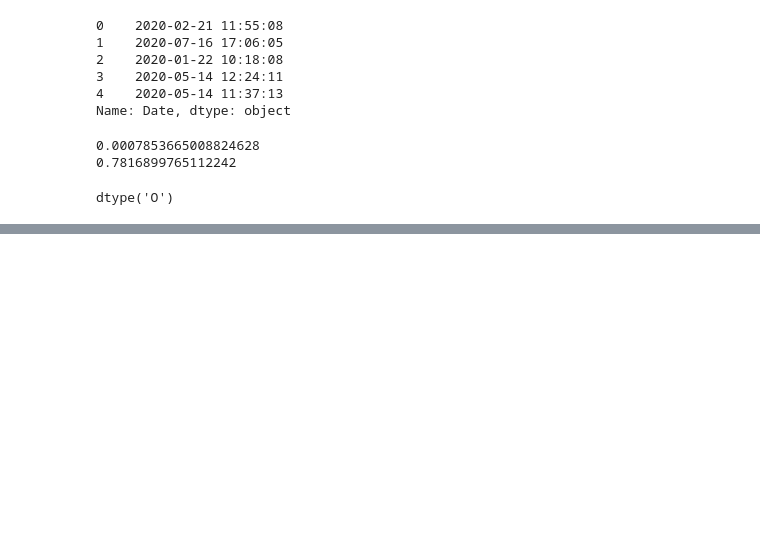
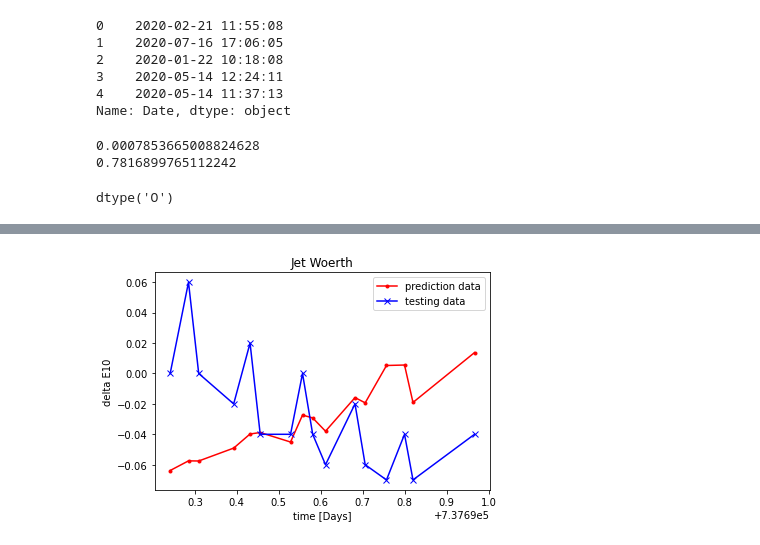
Before and after one commit to ilka1011/fuelPrices, a Jupyter notebook: analyzeNet.ipynb, the cells around one changed output, grey strips where cells are left out. Cells and saved outputs as stored; diff of their text form; code cells hidden in the pictures; blank space fills up the shorter version.

```diff
--- a/analyzeNet.ipynb
+++ b/analyzeNet.ipynb
@@ -75,0 +88,9 @@ plt.show()
+# %%
+test['Date'] = pd.to_datetime(test.Date)
+test['Year'] = (test.Date.dt.year / 2020)
+test['Month'] = (test.Date.dt.month / 12)
+test['Day'] = (test.Date.dt.day / 30)
+test['Hour'] = (test.Date.dt.hour / 24)
+test['Minute'] = (test.Date.dt.minute / 60)
+
+test.head()
@@ -75,0 +104,9 @@ plt.show()
+# %%
+from matplotlib import dates
+data = test
+
+test_dates = dates.date2num(data.Date)
+#test_dates = data.Date
+data = data.drop(['Date','Year', 'UUID', 'Diesel', 'E5', 'E10'], axis=1)
+
+data.head(9)
@@ -75,0 +124,20 @@ plt.show()
+# %%
+from sklearn.preprocessing import StandardScaler
+
+y = data.deltaE10
+X = data.drop(['deltaE10'], axis=1)
+scaler = StandardScaler().fit(X)
+X = scaler.transform(X)
+# %%
+y_val = clf.predict(X)
+y_val = (y_val/5)
+# %%
+plt.plot(test_dates, y_val, marker='.', color='r', label='prediction data')
+plt.plot(test_dates, y, marker='x', color='b', label='testing data')
+plt.title("Jet Woerth 22.09.2020")
+plt.xlabel("time [Days]")
+plt.ylabel("delta E10")
+plt.legend()
+plt.show()
+# %% [output]
+[figure, added]
```
Also changed, not shown: parts of 6 cells of this notebook, 3 other files.
